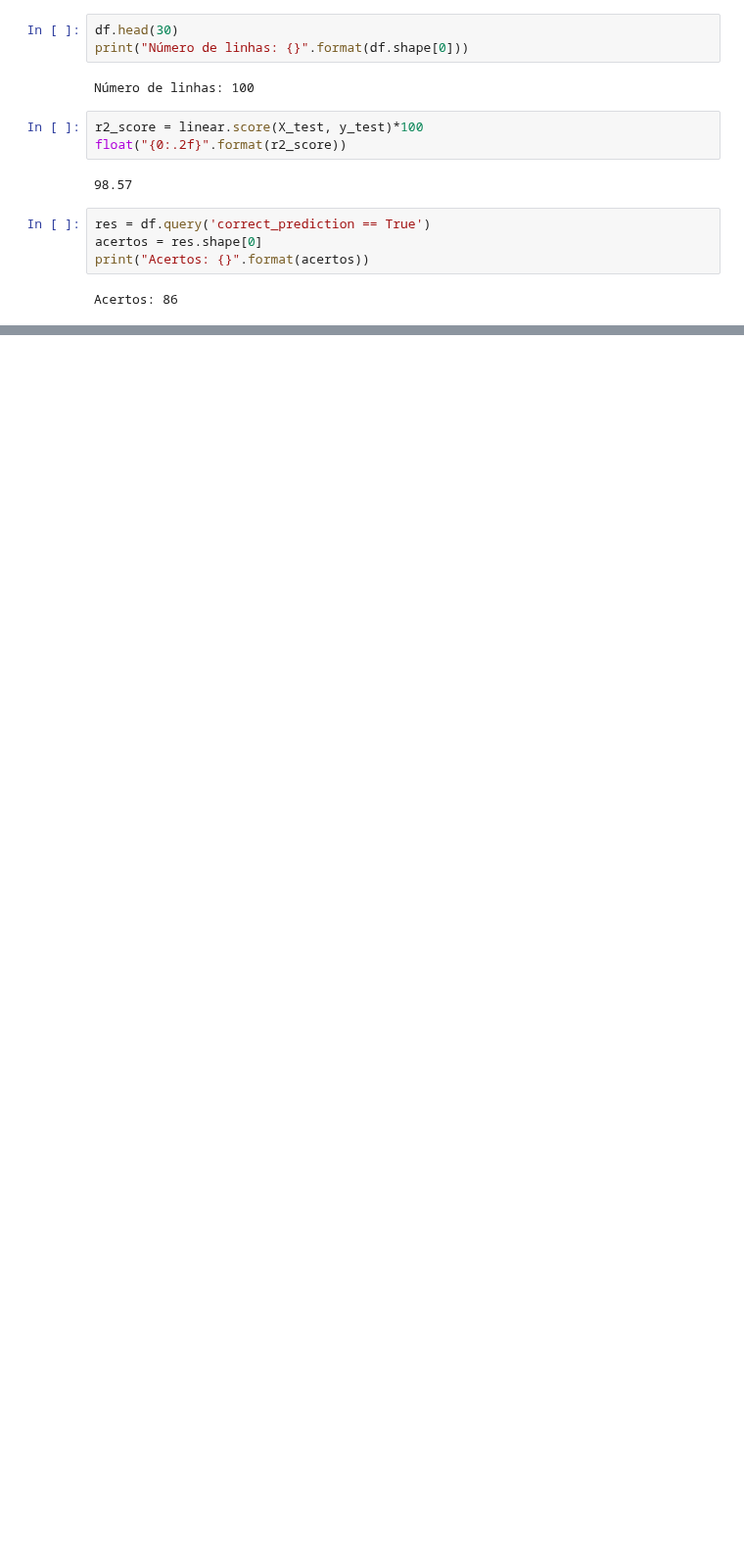
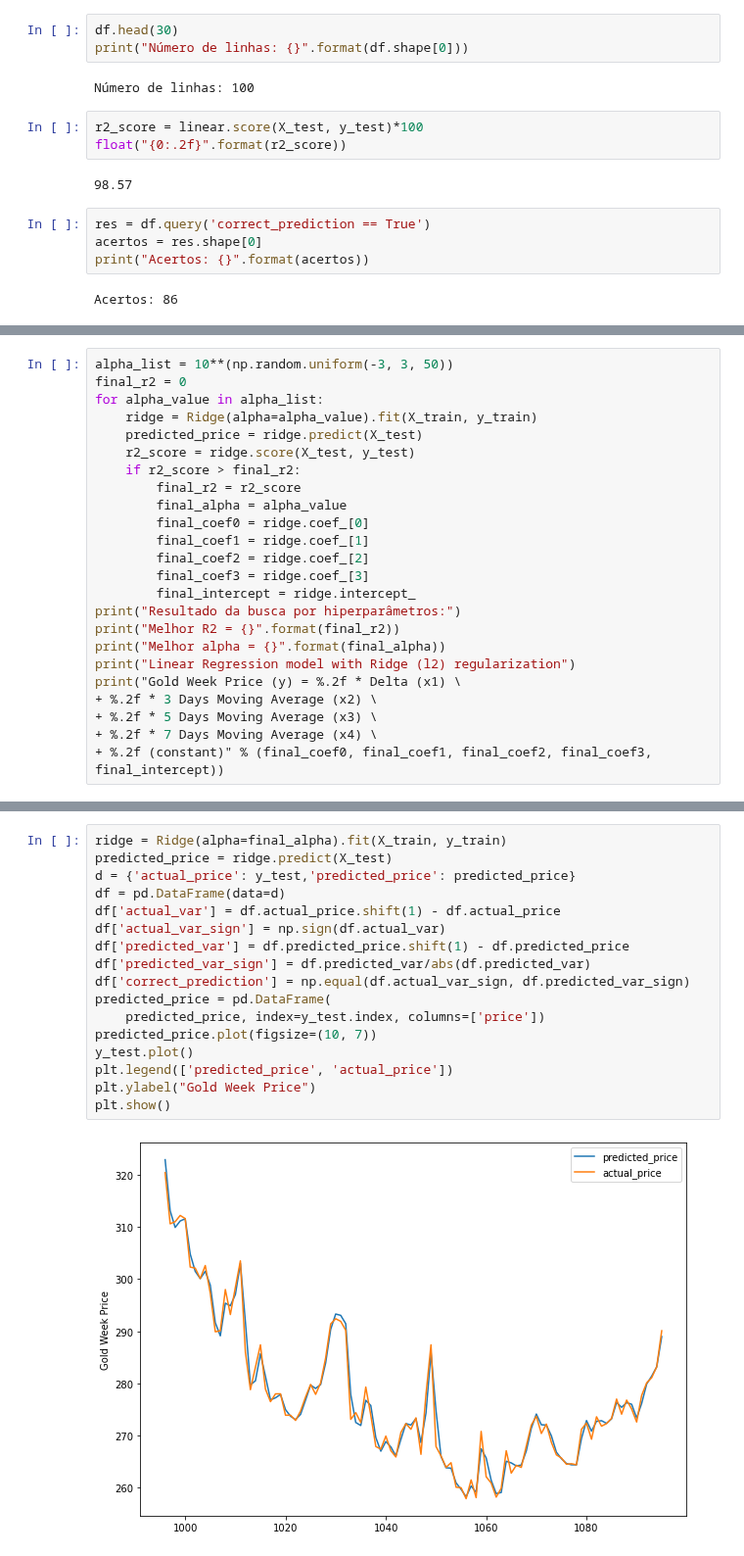
Before and after one commit to andisantos/MO431-432, a Jupyter notebook: MO432/T3/gil.ipynb, the cells around one changed output, grey strips where cells are left out. Shown at 98% size. Cells and saved outputs as stored; diff of their text form; blank space fills up the shorter version.

Commit message:
Update gil.ipynb
Ridge e Lasso added (no difference)

```diff
--- a/MO432/T3/gil.ipynb
+++ b/MO432/T3/gil.ipynb
@@ -223,0 +228,24 @@ Acertos: 86
+# %%
+alpha_list = 10**(np.random.uniform(-3, 3, 50))
+final_r2 = 0
+for alpha_value in alpha_list:
+    ridge = Ridge(alpha=alpha_value).fit(X_train, y_train)
+    predicted_price = ridge.predict(X_test)
+    r2_score = ridge.score(X_test, y_test)
+    if r2_score > final_r2:
+        final_r2 = r2_score
+        final_alpha = alpha_value
+        final_coef0 = ridge.coef_[0]
+        final_coef1 = ridge.coef_[1]
+        final_coef2 = ridge.coef_[2]
+        final_coef3 = ridge.coef_[3]
+        final_intercept = ridge.intercept_
+print("Resultado da busca por hiperparâmetros:")
+print("Melhor R2 = {}".format(final_r2))
+print("Melhor alpha = {}".format(final_alpha))
+print("Linear Regression model with Ridge (l2) regularization")
+print("Gold Week Price (y) = %.2f * Delta (x1) \
++ %.2f * 3 Days Moving Average (x2) \
++ %.2f * 5 Days Moving Average (x3) \
++ %.2f * 7 Days Moving Average (x4) \
++ %.2f (constant)" % (final_coef0, final_coef1, final_coef2, final_coef3, final_intercept))
@@ -223,0 +258,19 @@ Acertos: 86
+# %%
+ridge = Ridge(alpha=final_alpha).fit(X_train, y_train)
+predicted_price = ridge.predict(X_test)
+d = {'actual_price': y_test,'predicted_price': predicted_price}
+df = pd.DataFrame(data=d)
+df['actual_var'] = df.actual_price.shift(1) - df.actual_price
+df['actual_var_sign'] = np.sign(df.actual_var)
+df['predicted_var'] = df.predicted_price.shift(1) - df.predicted_price
+df['predicted_var_sign'] = df.predicted_var/abs(df.predicted_var)
+df['correct_prediction'] = np.equal(df.actual_var_sign, df.predicted_var_sign)
+predicted_price = pd.DataFrame(
+    predicted_price, index=y_test.index, columns=['price'])
+predicted_price.plot(figsize=(10, 7))
+y_test.plot()
+plt.legend(['predicted_price', 'actual_price'])
+plt.ylabel("Gold Week Price")
+plt.show()
+# %% [output]
+[figure, added]
```
Also changed, not shown: parts of 32 cells of this notebook.
